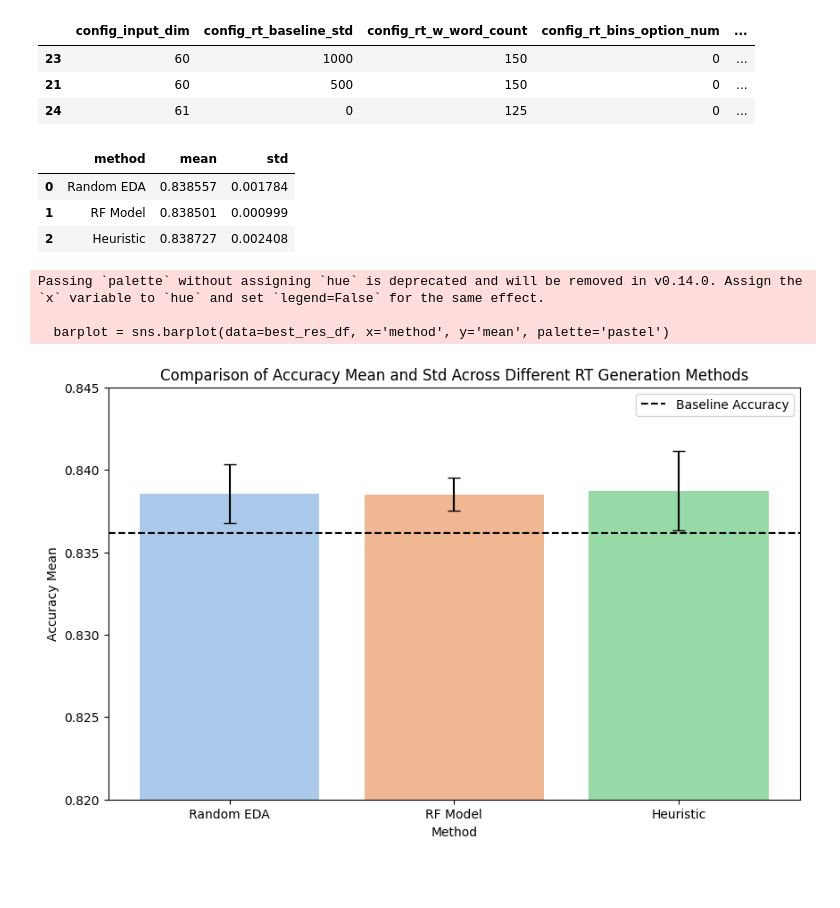
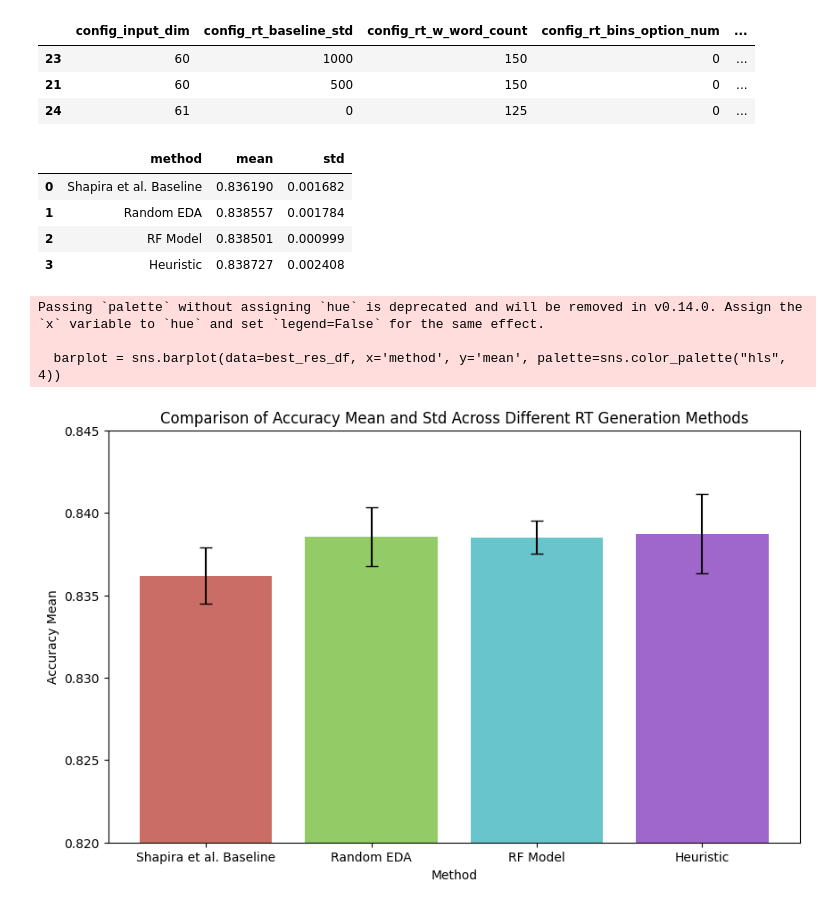
Before and after one commit to maayan-aytek/RtHumanChoicePredictionNLP, a Jupyter notebook: Notebooks_maayan-aytek/our_analyze_results.ipynb, the cells around one changed output. Drawn from its saved outputs; the diff is of its cells as text; code cells hidden in the pictures; blank space fills up the shorter version.

```diff
--- a/Notebooks_maayan-aytek/our_analyze_results.ipynb
+++ b/Notebooks_maayan-aytek/our_analyze_results.ipynb
@@ -320,31 +340,31 @@ best_heuristic_df = best_heuristic_df[['method', 'mean', 'std']]
 best_model_df = models_df.sort_values(by="mean", ascending=False).iloc[[0]]
 best_model_df['method'] = 'RF Model'
 best_model_df = best_model_df[['method', 'mean', 'std']]
-
-best_res_df = pd.concat([best_random_df, best_model_df, best_heuristic_df]).reset_index(drop=True)
+baseline_res_df = baseline_df.copy()
+baseline_res_df['method'] = "Shapira et al. Baseline"
+baseline_res_df = baseline_res_df[['method', 'mean', 'std']]
+best_res_df = pd.concat([baseline_res_df, best_random_df, best_model_df, best_heuristic_df]).reset_index(drop=True)
 best_res_df
 # %% [output]
 |  | method | mean | std |
-| 0 | Random EDA | 0.838557 | 0.001784 |
-| 1 | RF Model | 0.838501 | 0.000999 |
-| 2 | Heuristic | 0.838727 | 0.002408 |
+| 0 | Shapira et al. Baseline | 0.836190 | 0.001682 |
+| 1 | Random EDA | 0.838557 | 0.001784 |
+| 2 | RF Model | 0.838501 | 0.000999 |
+| 3 | Heuristic | 0.838727 | 0.002408 |
 # %%
 plt.figure(figsize=(10, 6))
-barplot = sns.barplot(data=best_res_df, x='method', y='mean', palette='pastel')
+barplot = sns.barplot(data=best_res_df, x='method', y='mean', palette=sns.color_palette("hls", 4))
 
 for i in range(len(best_res_df)):
     barplot.errorbar(i, best_res_df["mean"][i], yerr=best_res_df["std"][i], fmt='none', c='black', capsize=5)
-
-plt.axhline(mean_baseline, linestyle='--', color='black', label='Baseline Accuracy')
 # Add labels and title
 plt.xlabel('Method')
 plt.ylabel('Accuracy Mean')
 plt.title('Comparison of Accuracy Mean and Std Across Different RT Generation Methods')
 plt.ylim(0.82, 0.845)
-plt.legend()
 plt.show()
 # %% [output]
 Passing `palette` without assigning `hue` is deprecated and will be removed in v0.14.0. Assign the `x` variable to `hue` and set `legend=False` for the same effect.
 
-  barplot = sns.barplot(data=best_res_df, x='method', y='mean', palette='pastel')
+  barplot = sns.barplot(data=best_res_df, x='method', y='mean', palette=sns.color_palette("hls", 4))
-[figure, old version]
+[figure, new version]
```
Also changed, not shown: parts of 3 cells of this notebook, 5 other files.
